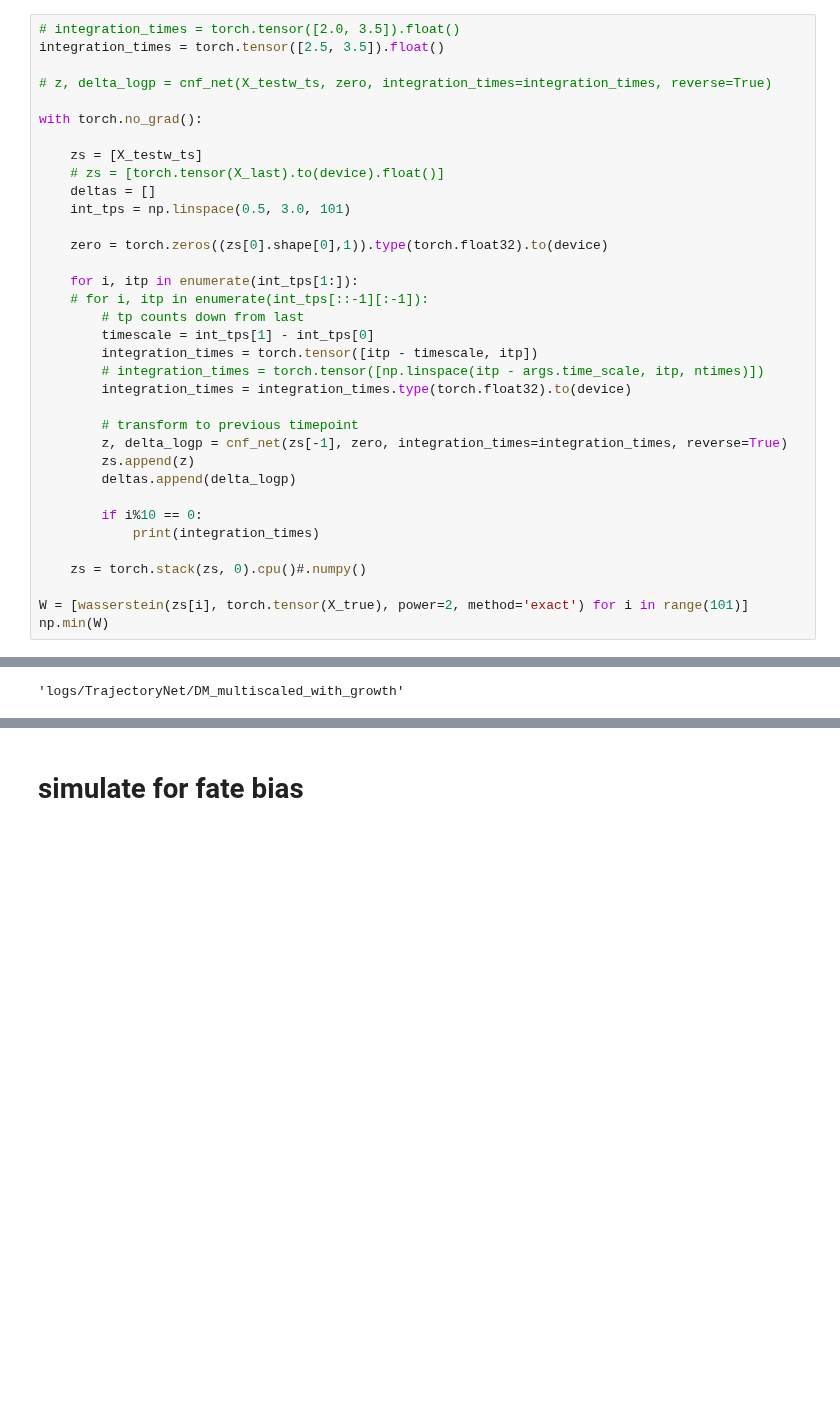
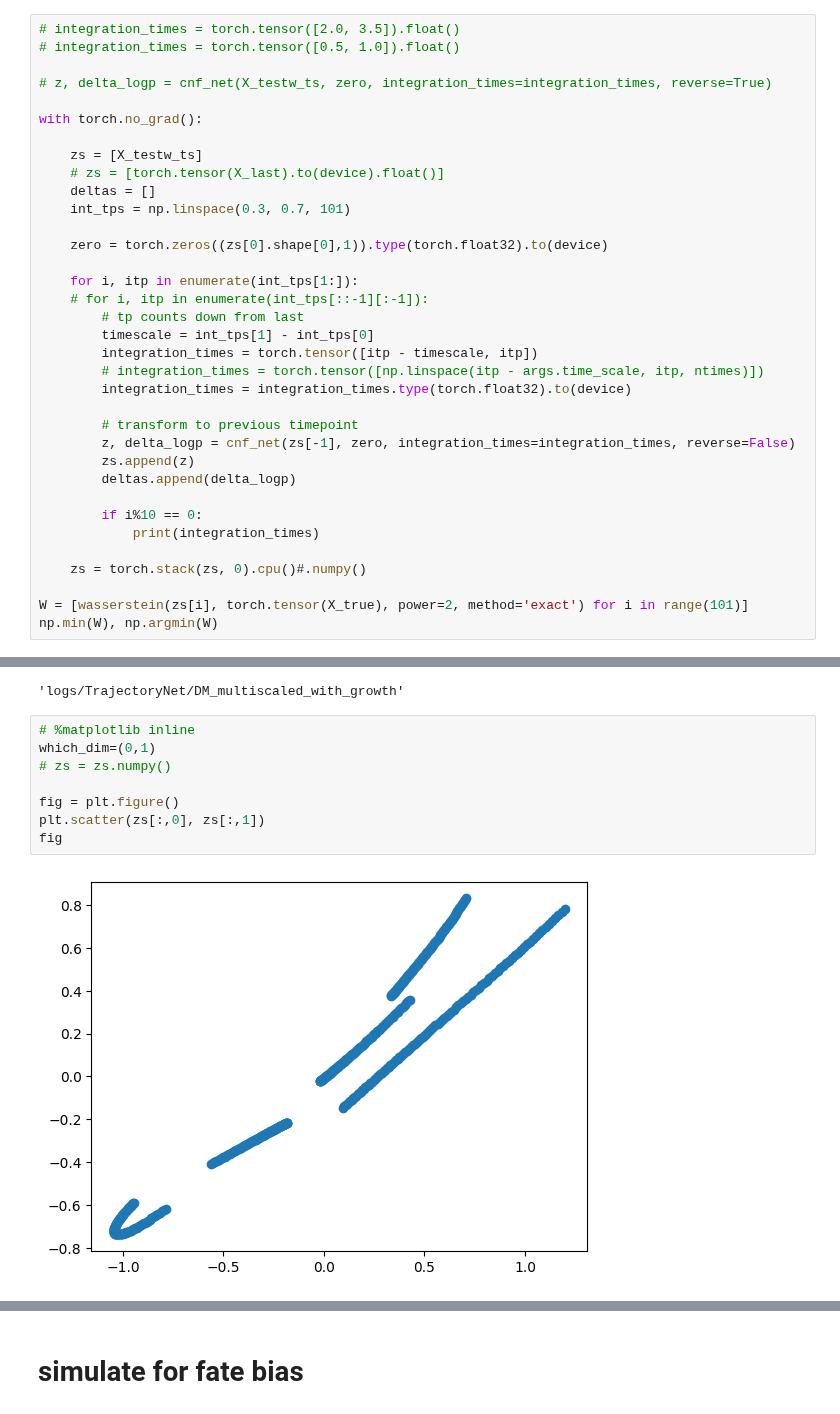
Before and after one commit to oZwZo/PINN_dynamics, a Jupyter notebook: Explore_Notebook/8.Benchmark_v/8-5.evaluate_TrajectoryNet.ipynb, the cells around one changed output, grey strips where cells are left out. Cells and saved outputs as stored; diff of their text form; blank space fills up the shorter version.

```diff
--- a/Explore_Notebook/8.Benchmark_v/8-5.evaluate_TrajectoryNet.ipynb
+++ b/Explore_Notebook/8.Benchmark_v/8-5.evaluate_TrajectoryNet.ipynb
@@ -129,7 +151,7 @@ torch.Size([65, 5])
 from torchcfm.optimal_transport import wasserstein
 # %%
 # integration_times = torch.tensor([2.0, 3.5]).float()
-integration_times = torch.tensor([2.5, 3.5]).float()
+# integration_times = torch.tensor([0.5, 1.0]).float()
 
 # z, delta_logp = cnf_net(X_testw_ts, zero, integration_times=integration_times, reverse=True)
 
@@ -138,7 +160,7 @@ with torch.no_grad():
     zs = [X_testw_ts]
     # zs = [torch.tensor(X_last).to(device).float()]
     deltas = []
-    int_tps = np.linspace(0.5, 3.0, 101)
+    int_tps = np.linspace(0.3, 0.7, 101)
 
     zero = torch.zeros((zs[0].shape[0],1)).type(torch.float32).to(device)
 
@@ -151,7 +173,7 @@ with torch.no_grad():
         integration_times = integration_times.type(torch.float32).to(device)
 
         # transform to previous timepoint
-        z, delta_logp = cnf_net(zs[-1], zero, integration_times=integration_times, reverse=True)
+        z, delta_logp = cnf_net(zs[-1], zero, integration_times=integration_times, reverse=False)
         zs.append(z)
         deltas.append(delta_logp)
 
@@ -161,5 +183,5 @@ with torch.no_grad():
     zs = torch.stack(zs, 0).cpu()#.numpy()
 
 W = [wasserstein(zs[i], torch.tensor(X_true), power=2, method='exact') for i in range(101)]
-np.min(W)
+np.min(W), np.argmin(W)
 # %% [output]
@@ -178,3 +204,13 @@ tensor([2.7500, 2.7750], device='cuda:0')
 args.save
 # %% [output]
 'logs/TrajectoryNet/DM_multiscaled_with_growth'
+# %%
+# %matplotlib inline
+which_dim=(0,1)
+# zs = zs.numpy()
+
+fig = plt.figure()
+plt.scatter(zs[:,0], zs[:,1])
+fig
+# %% [output]
+[figure, added]
```
Also changed, not shown: parts of 7 cells of this notebook, 8 other files.
